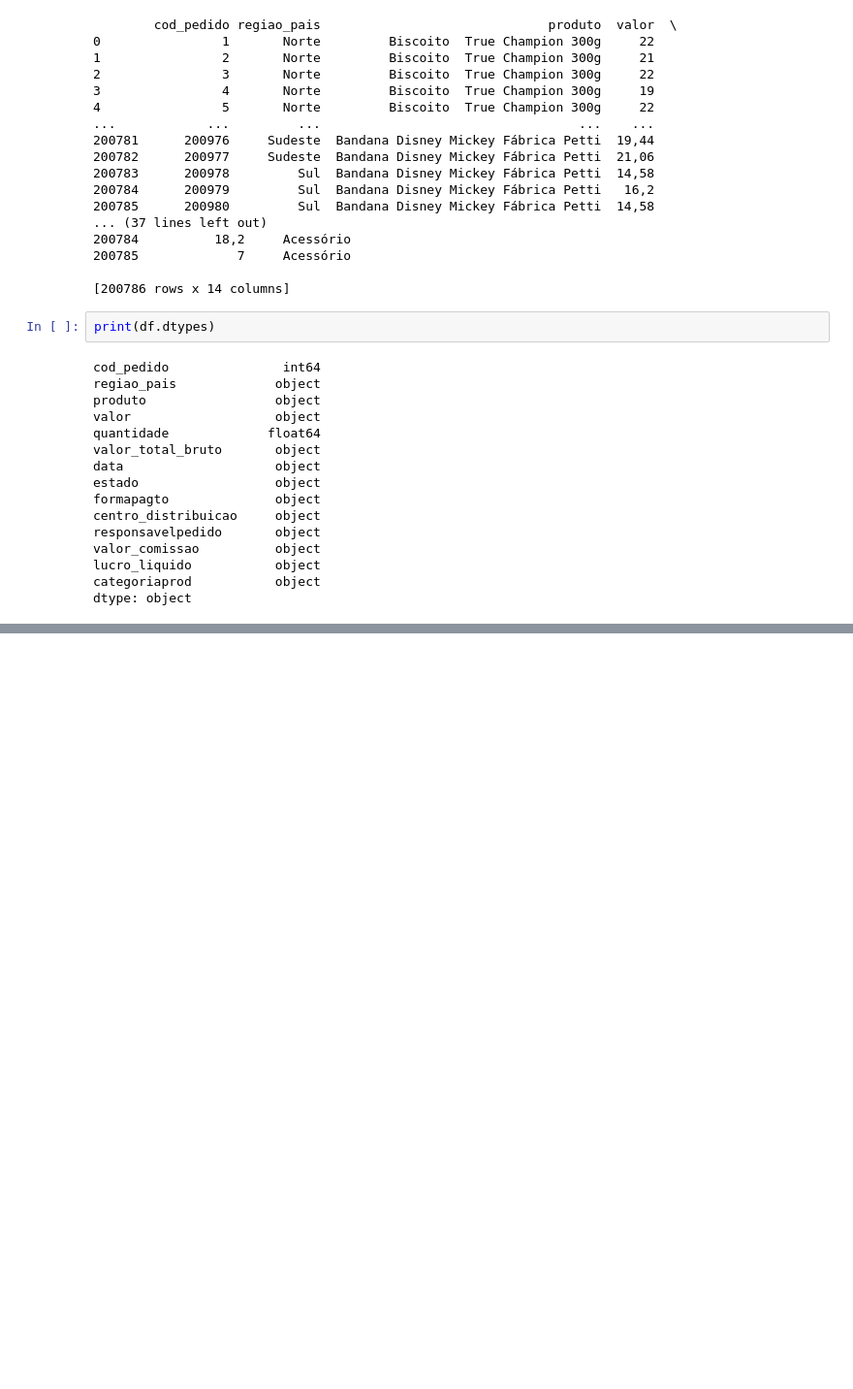
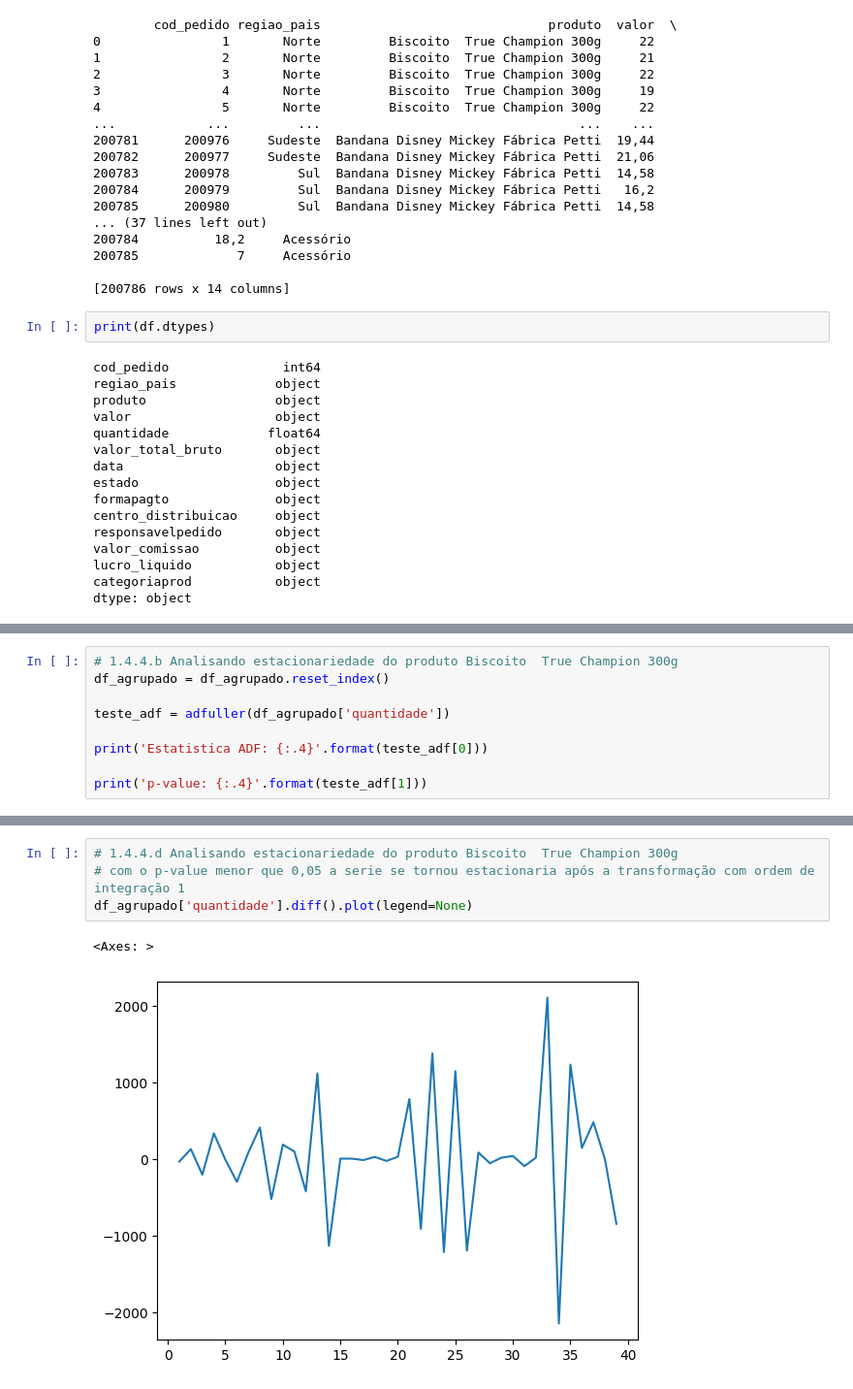
Before and after one commit to Pontes-y/fiap, a Jupyter notebook: fiap_ano2_fase_03.ipynb, the cells around one changed output, grey strips where cells are left out. Shown at 97% size. Saved outputs shown, nothing was run; the diff lists cells and outputs as text; blank space fills up the shorter version.

```diff
--- a/fiap_ano2_fase_03.ipynb
+++ b/fiap_ano2_fase_03.ipynb
@@ -177,0 +216,9 @@ df.plot.scatter(x='quantidade', y='valor_total_bruto')
+# %%
+# 1.4.4.b Analisando estacionariedade do produto Biscoito  True Champion 300g
+df_agrupado = df_agrupado.reset_index()
+
+teste_adf = adfuller(df_agrupado['quantidade'])
+
+print('Estatistica ADF: {:.4}'.format(teste_adf[0]))
+
+print('p-value: {:.4}'.format(teste_adf[1]))
@@ -177,0 +240,7 @@ df.plot.scatter(x='quantidade', y='valor_total_bruto')
+# %%
+# 1.4.4.d Analisando estacionariedade do produto Biscoito  True Champion 300g
+# com o p-value menor que 0,05 a serie se tornou estacionaria após a transformação com ordem de integração 1
+df_agrupado['quantidade'].diff().plot(legend=None)
+# %% [output]
+<Axes: >
+[figure, added]
```
Also changed, not shown: parts of 16 cells of this notebook.
